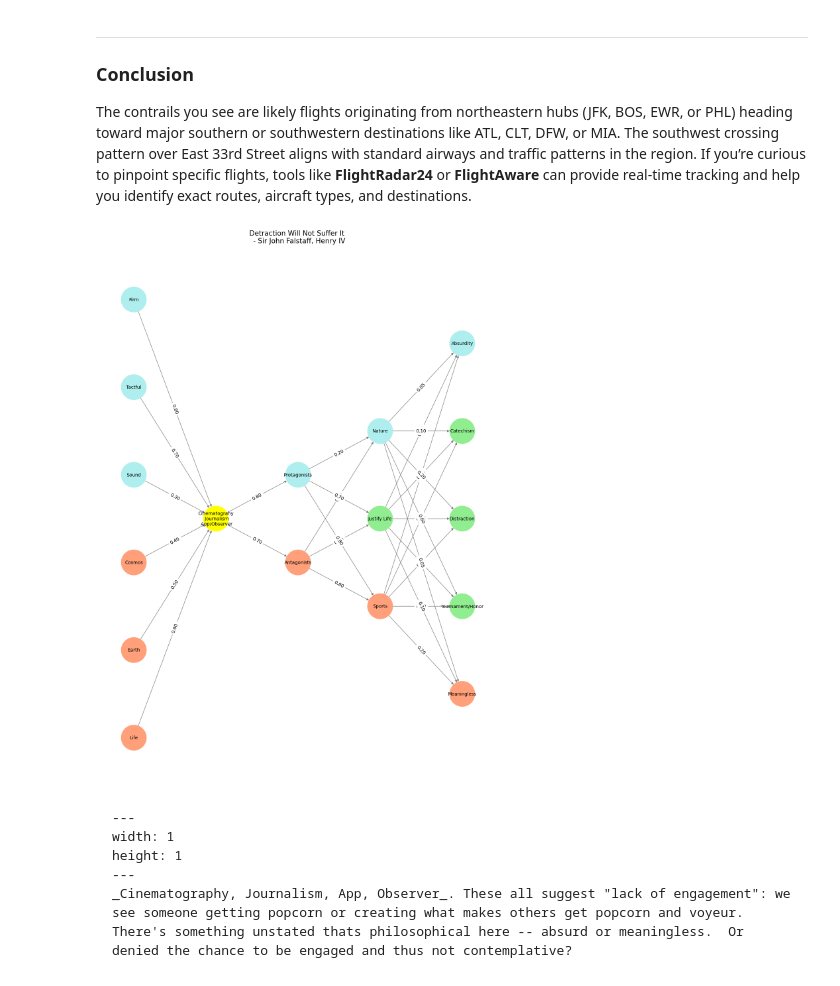
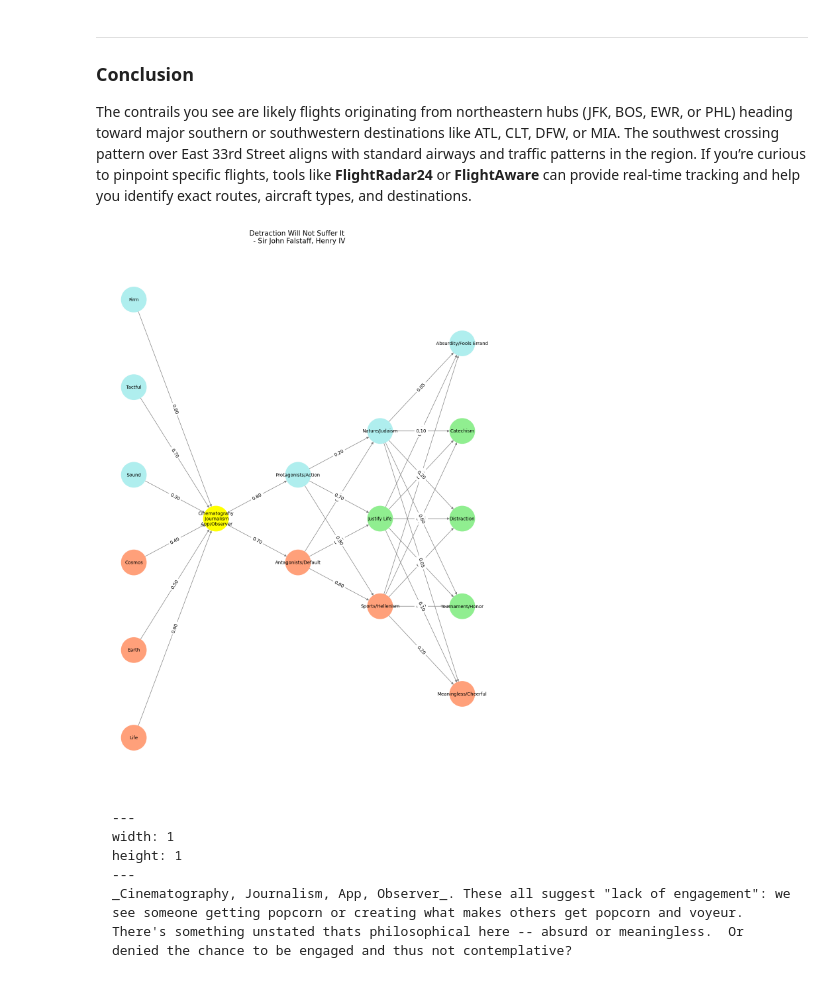
Before and after one commit to abikesa/schlemiel, a Jupyter notebook: kitabo/ensi/_build/jupyter_execute/act1/chapter1.ipynb, the cells around one changed output. Cells and saved outputs as stored; diff of their text form; code cells hidden in the pictures.

````diff
--- a/kitabo/ensi/_build/jupyter_execute/act1/chapter1.ipynb
+++ b/kitabo/ensi/_build/jupyter_execute/act1/chapter1.ipynb
@@ -61,13 +61,13 @@ def define_layers():
     return {
         'Pre-Input': ['Life','Earth', 'Cosmos', 'Sound', 'Tactful', 'Firm', ],
         'Yellowstone': ['Cinematograhy\n Journalism\n App/Observer'],
-        'Input': ['Antagonists', 'Protagonists'],
+        'Input': ['Antagonists/Default', 'Protagonists/Action'],
         'Hidden': [
-            'Sports',
+            'Sports/Hellenism',
             'Justify Life',
-            'Nature',
+            'Nature/Judaism',
         ],
-        'Output': ['Meaningless', 'Tournament/Honor', 'Distraction', 'Catechism', 'Absurdity',    ]
+        'Output': ['Meaningless/Cheerful', 'Tournament/Honor', 'Distraction', 'Catechism', 'Absurdity/Fools Errand',    ]
     }
 
 # Define weights for the connections
@@ -99,21 +99,21 @@ def assign_colors(node, layer):
         return 'yellow'
     if layer == 'Pre-Input' and node in ['Sound', 'Tactful', 'Firm']:
         return 'paleturquoise'
-    elif layer == 'Input' and node == 'Protagonists':
+    elif layer == 'Input' and node == 'Protagonists/Action':
         return 'paleturquoise'
     elif layer == 'Hidden':
-        if node == 'Nature':
+        if node == 'Nature/Judaism':
             return 'paleturquoise'
         elif node == 'Justify Life':
             return 'lightgreen'
-        elif node == 'Sports':
+        elif node == 'Sports/Hellenism':
             return 'lightsalmon'
     elif layer == 'Output':
-        if node == 'Absurdity':
+        if node == 'Absurdity/Fools Errand':
             return 'paleturquoise'
         elif node in ['Catechism', 'Distraction', 'Tournament/Honor']:
             return 'lightgreen'
-        elif node == 'Meaningless':
+        elif node == 'Meaningless/Cheerful':
             return 'lightsalmon'
     return 'lightsalmon'  # Default color
 
@@ -150,34 +150,34 @@ def visualize_nn():
             for j, target in enumerate(layers[target_layer]):
                 weight = weight_matrix[i, j]
                 G.add_edge(source, target, weight=weight)
 
     # Customize edge thickness for specific relationships
     edge_widths = []
     for u, v in G.edges():
         if u in layers['Hidden'] and v == 'Kapital':
             edge_widths.append(6)  # Highlight key edges
         else:
             edge_widths.append(1)
 
     # Draw the graph
     plt.figure(figsize=(12, 16))
     nx.draw(
         G, pos, with_labels=True, node_color=node_colors, edge_color='gray',
         node_size=3000, font_size=10, width=edge_widths
     )
     edge_labels = nx.get_edge_attributes(G, 'weight')
     nx.draw_networkx_edge_labels(G, pos, edge_labels={k: f'{v:.2f}' for k, v in edge_labels.items()})
     plt.title("Detraction Will Not Suffer It \n - Sir John Falstaff, Henry IV\n", fontsize=15)
 
     # Save the figure to a file
     # plt.savefig("figures/logo.png", format="png")
 
     plt.show()
 
 # Run the visualization
 visualize_nn()
 # %% [output]
-[figure, old version]
+[figure, new version]
 # %% [markdown]
 ```{figure} ../figures/blanche.*
 ---
````
Also changed, not shown: 8 other files.
